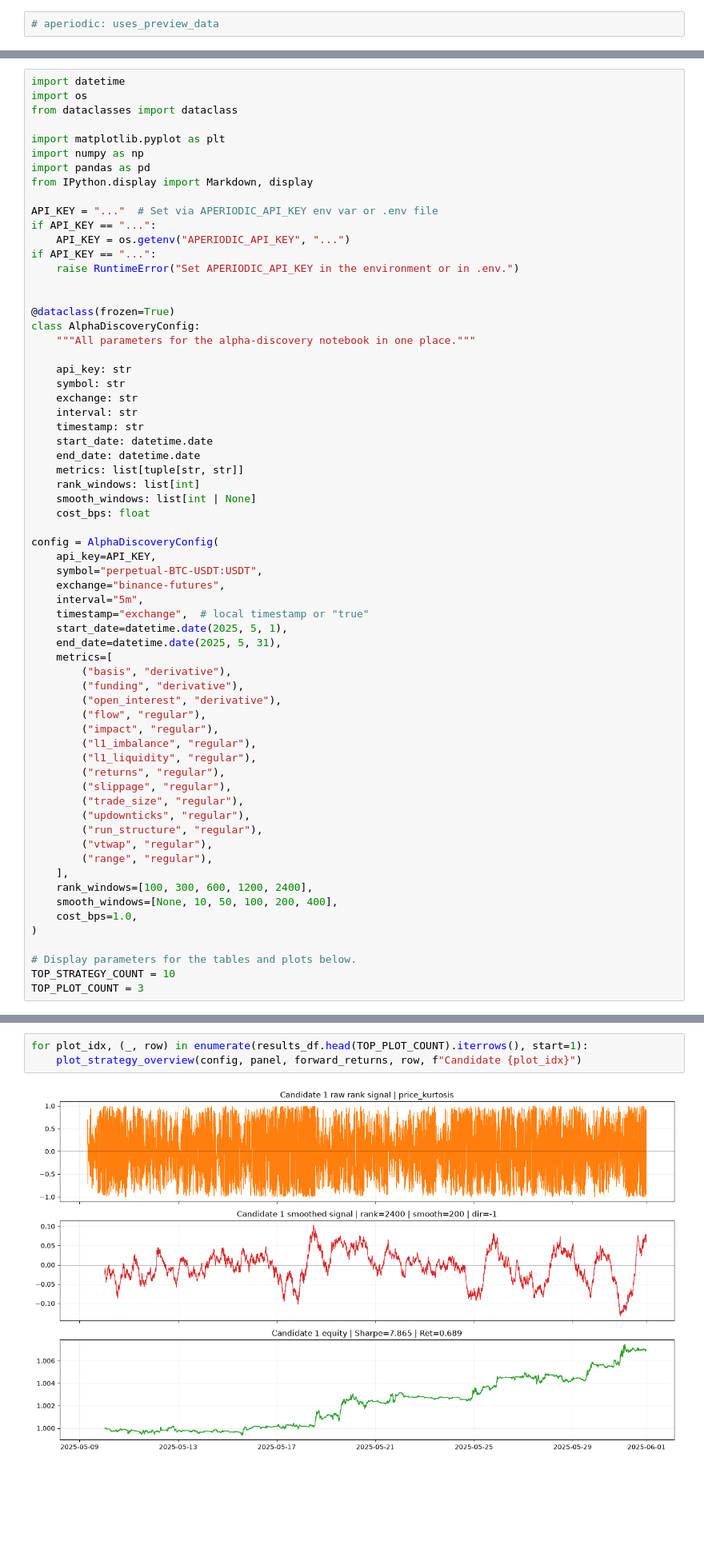
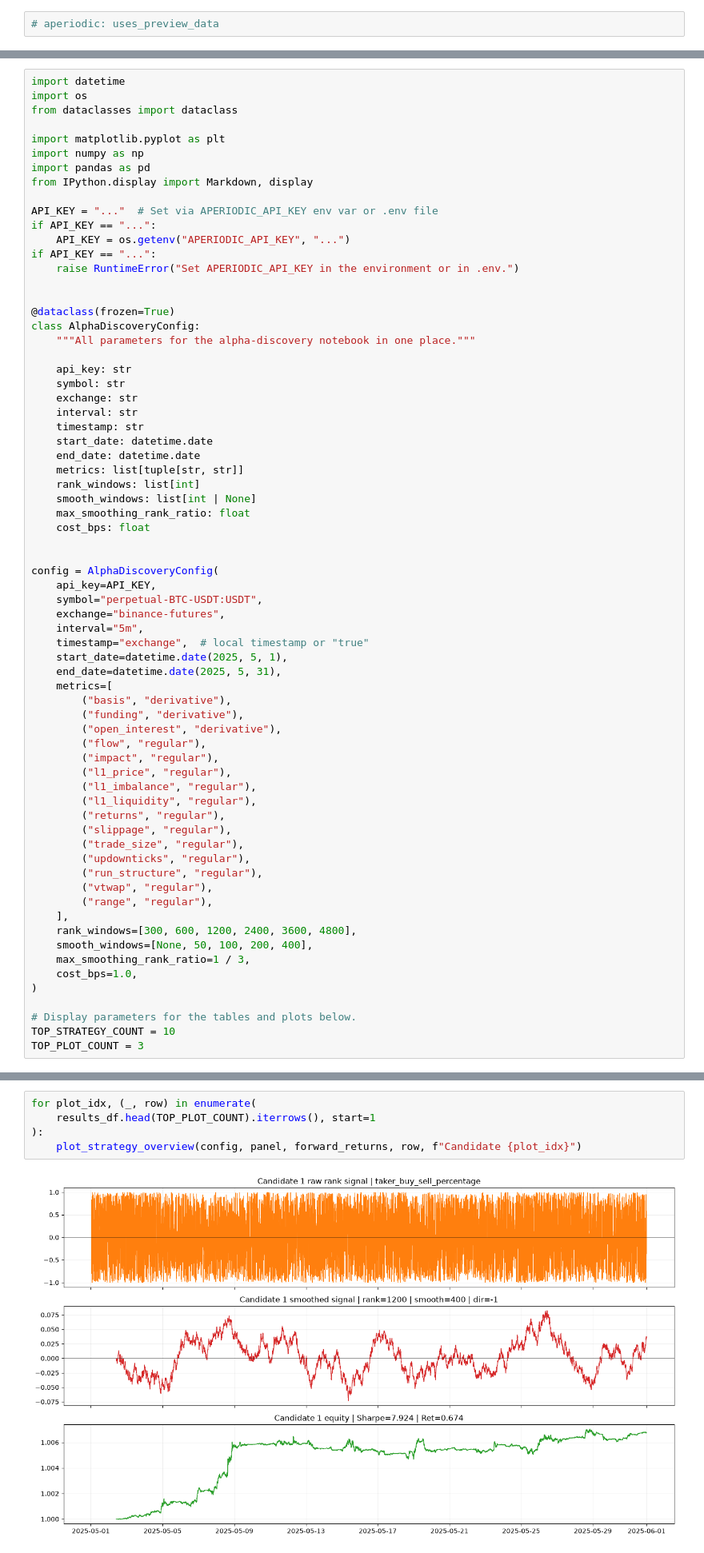
Before and after one commit to aperiodic-io/notebooks, a Jupyter notebook: notebooks/alpha-discovery.ipynb, the cells around one changed output, grey strips where cells are left out. Shown at 80% size. Cells and saved outputs as stored; diff of their text form; blank space fills up the shorter version.

```diff
--- a/notebooks/alpha-discovery.ipynb
+++ b/notebooks/alpha-discovery.ipynb
@@ -124,7 +122,9 @@ class AlphaDiscoveryConfig:
     metrics: list[tuple[str, str]]
     rank_windows: list[int]
     smooth_windows: list[int | None]
+    max_smoothing_rank_ratio: float
     cost_bps: float
+
 
 config = AlphaDiscoveryConfig(
     api_key=API_KEY,
@@ -140,6 +140,7 @@ config = AlphaDiscoveryConfig(
         ("open_interest", "derivative"),
         ("flow", "regular"),
         ("impact", "regular"),
+        ("l1_price", "regular"),
         ("l1_imbalance", "regular"),
         ("l1_liquidity", "regular"),
         ("returns", "regular"),
@@ -150,8 +151,9 @@ config = AlphaDiscoveryConfig(
         ("vtwap", "regular"),
         ("range", "regular"),
     ],
-    rank_windows=[100, 300, 600, 1200, 2400],
-    smooth_windows=[None, 10, 50, 100, 200, 400],
+    rank_windows=[300, 600, 1200, 2400, 3600, 4800],
+    smooth_windows=[None, 50, 100, 200, 400],
+    max_smoothing_rank_ratio=1 / 3,
     cost_bps=1.0,
 )
 
@@ -617,7 +672,9 @@ The ranking identifies the strongest candidates; the plots characterize their
 behavior. For the leading candidates we show the raw ranked signal, the smoothed
 signal, and the resulting equity curve.
 # %%
-for plot_idx, (_, row) in enumerate(results_df.head(TOP_PLOT_COUNT).iterrows(), start=1):
+for plot_idx, (_, row) in enumerate(
+    results_df.head(TOP_PLOT_COUNT).iterrows(), start=1
+):
     plot_strategy_overview(config, panel, forward_returns, row, f"Candidate {plot_idx}")
 # %% [output]
-[figure, old version]
+[figure, new version]
```
Also changed, not shown: parts of 16 cells of this notebook, 1 other file.
